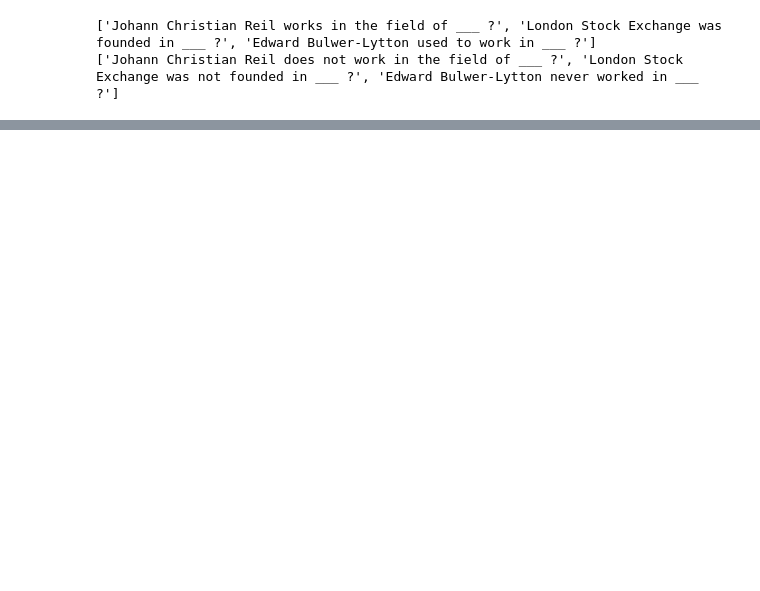
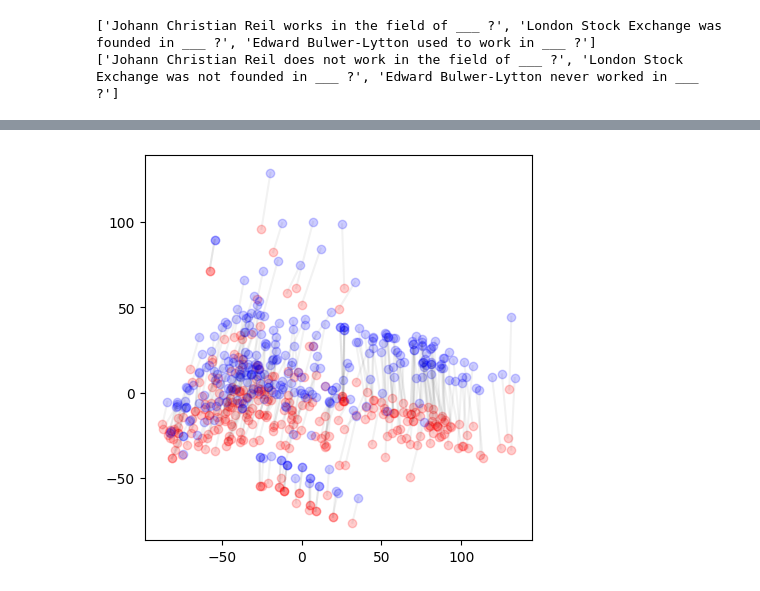
Before and after one commit to yuhui-zh15/InverseScaling, a Jupyter notebook: eval_pipeline/analyze_embedding_space.ipynb, the cells around one changed output, grey strips where cells are left out. Saved outputs shown, nothing was run; the diff lists cells and outputs as text; code cells hidden in the pictures; blank space fills up the shorter version.

```diff
--- a/eval_pipeline/analyze_embedding_space.ipynb
+++ b/eval_pipeline/analyze_embedding_space.ipynb
@@ -70,0 +164,4 @@ reduce_and_visualize(embeddings["ada"][0], embeddings["ada"][1], connection=True
+# %%
+reduce_and_visualize(embeddings_gpt2['gpt2-large'][0], embeddings_gpt2['gpt2-large'][1], connection=True)
+# %% [output]
+[figure, added]
```
Also changed, not shown: parts of 20 cells of this notebook, 2 other files.
